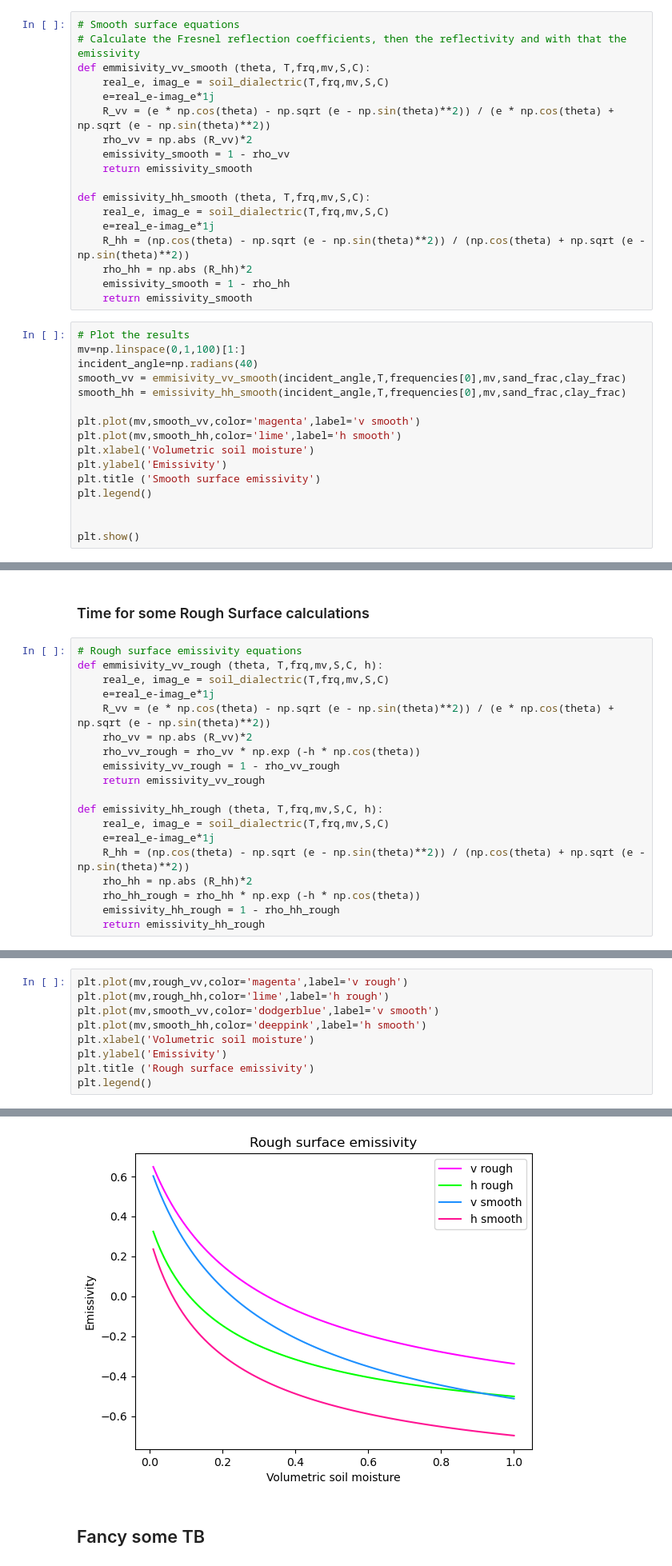
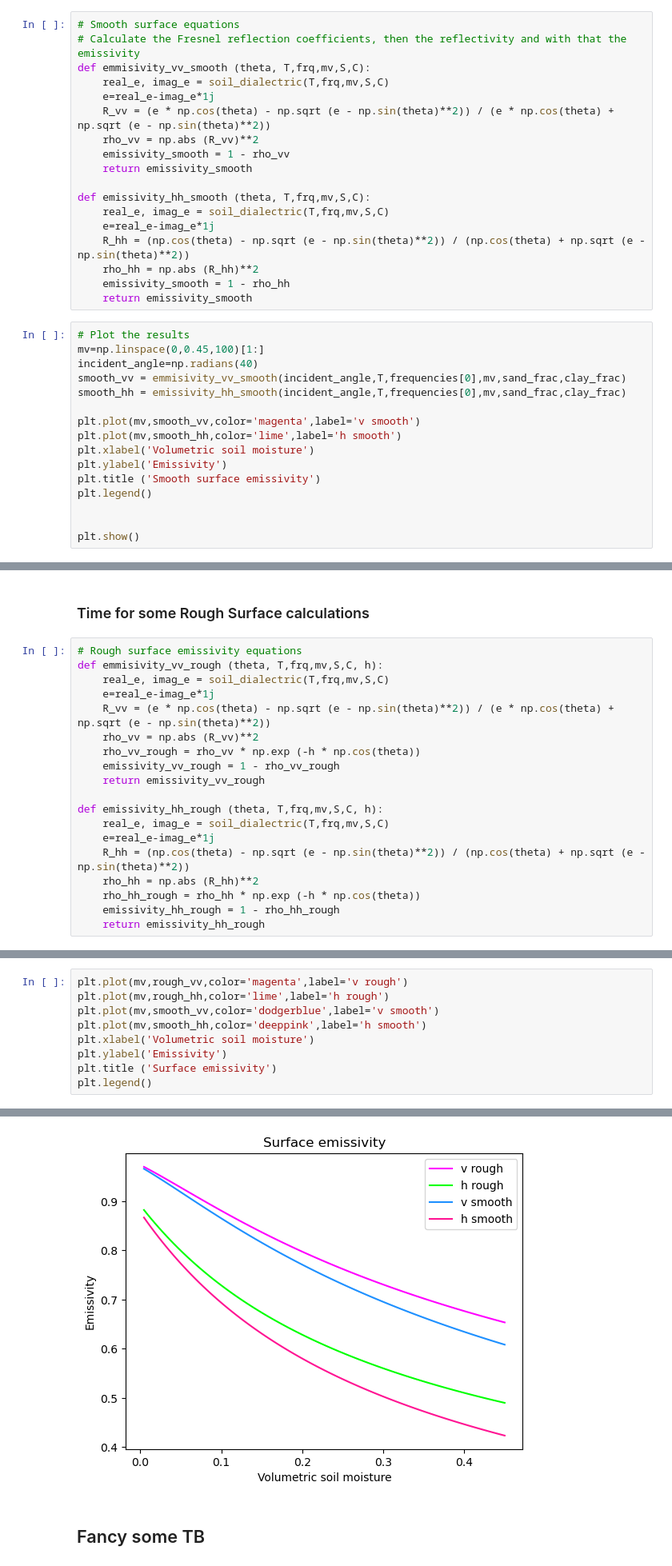
Before and after one commit to debnovalina/PPESO-Practical, a Jupyter notebook: microwave.ipynb, the cells around one changed output, grey strips where cells are left out. Shown: that part at 80% size. Cells and saved outputs as stored; diff of their text form.

```diff
--- a/microwave.ipynb
+++ b/microwave.ipynb
@@ -132,7 +132,7 @@ def emmisivity_vv_smooth (theta, T,frq,mv,S,C):
     real_e, imag_e = soil_dialectric(T,frq,mv,S,C)
     e=real_e-imag_e*1j
     R_vv = (e * np.cos(theta) - np.sqrt (e - np.sin(theta)**2)) / (e * np.cos(theta) + np.sqrt (e - np.sin(theta)**2))
-    rho_vv = np.abs (R_vv)*2
+    rho_vv = np.abs (R_vv)**2
     emissivity_smooth = 1 - rho_vv
     return emissivity_smooth
 
@@ -140,12 +140,12 @@ def emissivity_hh_smooth (theta, T,frq,mv,S,C):
     real_e, imag_e = soil_dialectric(T,frq,mv,S,C)
     e=real_e-imag_e*1j
     R_hh = (np.cos(theta) - np.sqrt (e - np.sin(theta)**2)) / (np.cos(theta) + np.sqrt (e - np.sin(theta)**2))
-    rho_hh = np.abs (R_hh)*2
+    rho_hh = np.abs (R_hh)**2
     emissivity_smooth = 1 - rho_hh
     return emissivity_smooth
 # %%
 # Plot the results
-mv=np.linspace(0,1,100)[1:]
+mv=np.linspace(0,0.45,100)[1:]
 incident_angle=np.radians(40)
 smooth_vv = emmisivity_vv_smooth(incident_angle,T,frequencies[0],mv,sand_frac,clay_frac)
 smooth_hh = emissivity_hh_smooth(incident_angle,T,frequencies[0],mv,sand_frac,clay_frac)
@@ -169,7 +169,7 @@ def emmisivity_vv_rough (theta, T,frq,mv,S,C, h):
     real_e, imag_e = soil_dialectric(T,frq,mv,S,C)
     e=real_e-imag_e*1j
     R_vv = (e * np.cos(theta) - np.sqrt (e - np.sin(theta)**2)) / (e * np.cos(theta) + np.sqrt (e - np.sin(theta)**2))
-    rho_vv = np.abs (R_vv)*2
+    rho_vv = np.abs (R_vv)**2
     rho_vv_rough = rho_vv * np.exp (-h * np.cos(theta))
     emissivity_vv_rough = 1 - rho_vv_rough
     return emissivity_vv_rough
@@ -178,7 +178,7 @@ def emissivity_hh_rough (theta, T,frq,mv,S,C, h):
     real_e, imag_e = soil_dialectric(T,frq,mv,S,C)
     e=real_e-imag_e*1j
     R_hh = (np.cos(theta) - np.sqrt (e - np.sin(theta)**2)) / (np.cos(theta) + np.sqrt (e - np.sin(theta)**2))
-    rho_hh = np.abs (R_hh)*2
+    rho_hh = np.abs (R_hh)**2
     rho_hh_rough = rho_hh * np.exp (-h * np.cos(theta))
     emissivity_hh_rough = 1 - rho_hh_rough
     return emissivity_hh_rough
@@ -205,15 +205,15 @@ plt.show()
 # %%
 plt.plot(mv,rough_vv,color='magenta',label='v rough')
 plt.plot(mv,rough_hh,color='lime',label='h rough')
 plt.plot(mv,smooth_vv,color='dodgerblue',label='v smooth')
 plt.plot(mv,smooth_hh,color='deeppink',label='h smooth')
 plt.xlabel('Volumetric soil moisture')
 plt.ylabel('Emissivity')
-plt.title ('Rough surface emissivity')
+plt.title ('Surface emissivity')
 plt.legend()
 # %% [output]
 <matplotlib.legend.Legend at 0x...>
-[figure, old version]
+[figure, new version]
 # %% [markdown]
 ## Fancy some TB
 # %%
```
Also changed, not shown: parts of 4 cells of this notebook.
